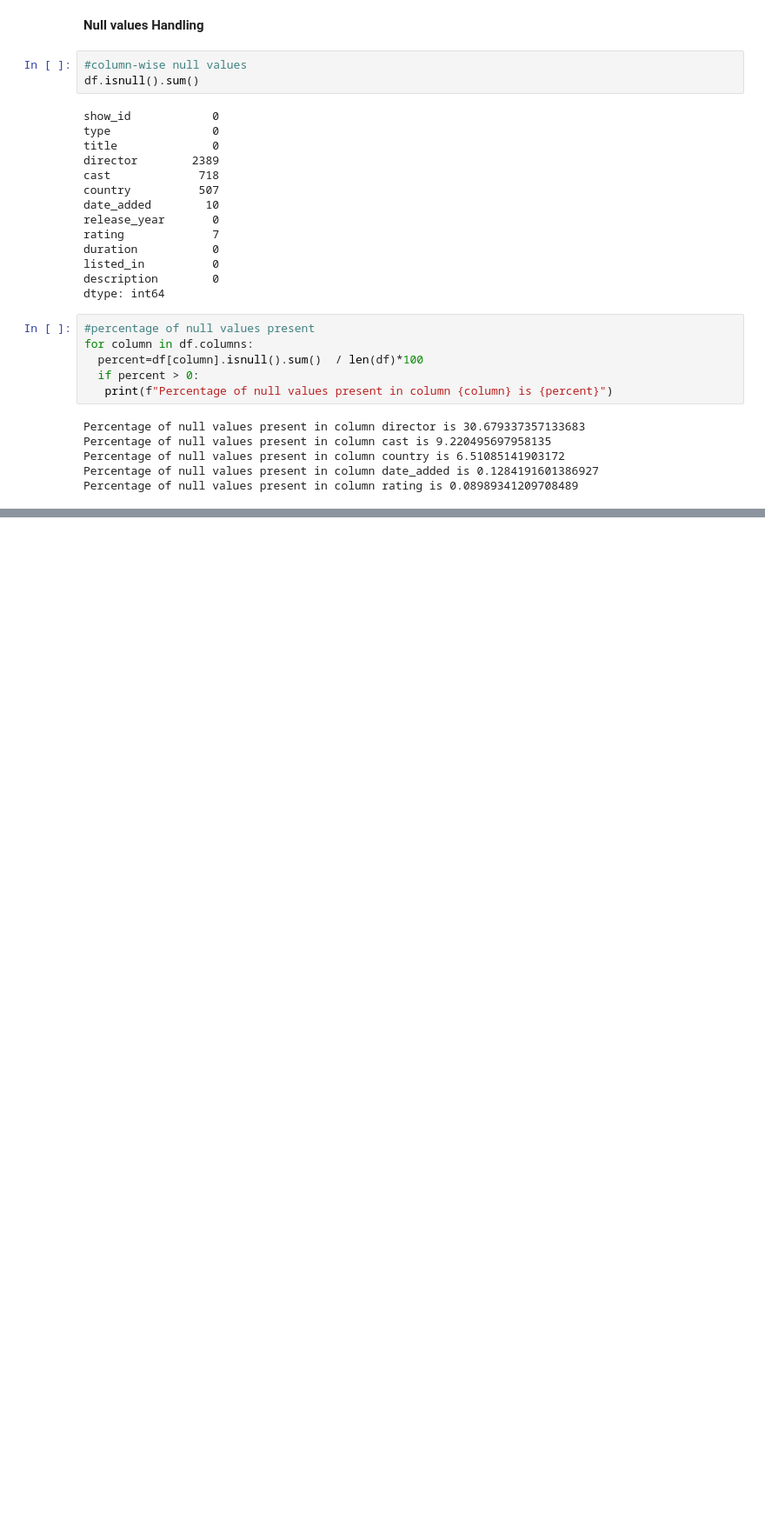
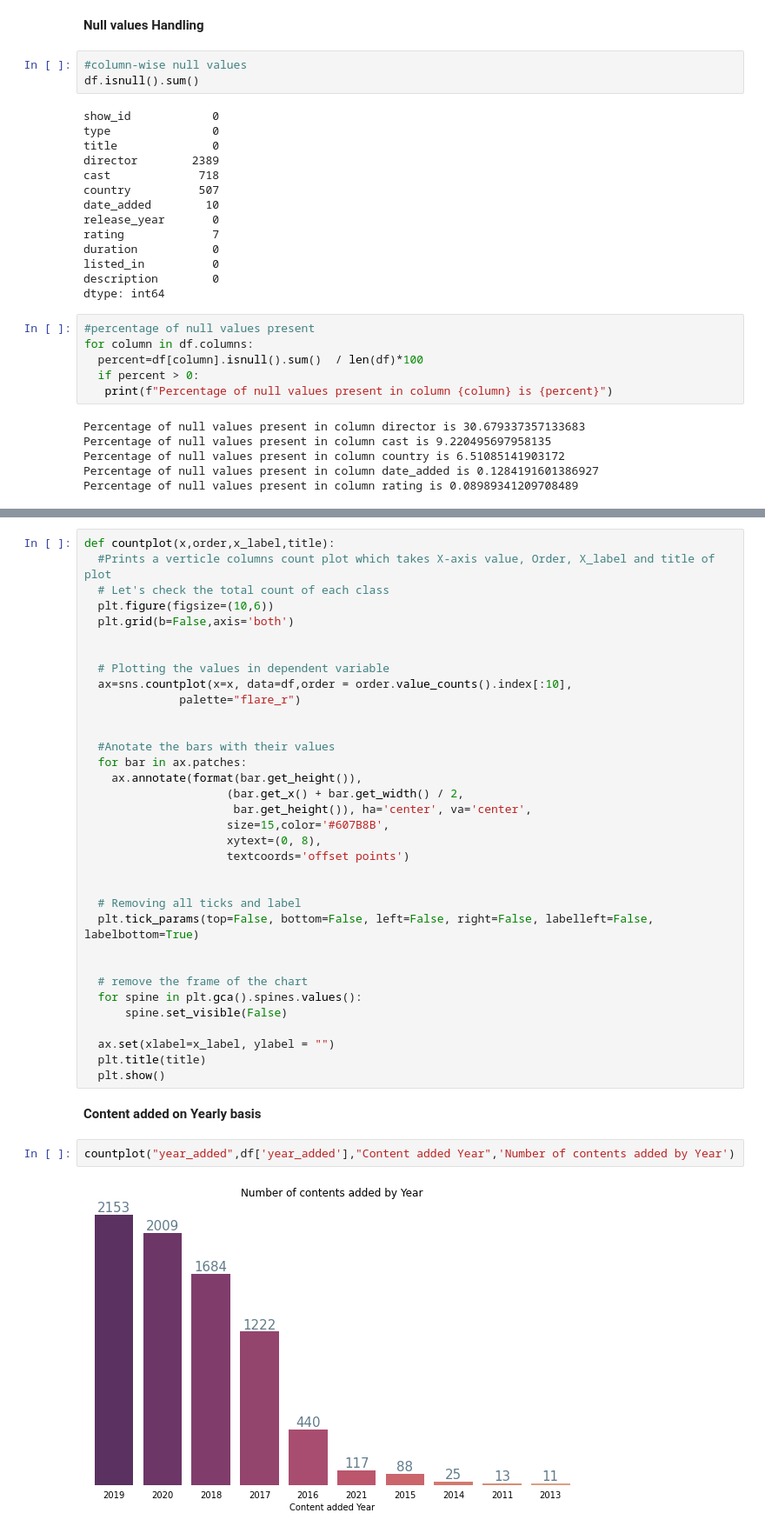
Before and after one commit to sneraikar/Netflix-Movies-and-TV-shows-clustering, a Jupyter notebook: NETFLIX_MOVIES_AND_TV_SHOWS_CLUSTERING.ipynb, the cells around one changed output, grey strips where cells are left out. Shown at 87% size. Cells and saved outputs as stored; diff of their text form; blank space fills up the shorter version.

```diff
--- a/NETFLIX_MOVIES_AND_TV_SHOWS_CLUSTERING.ipynb
+++ b/NETFLIX_MOVIES_AND_TV_SHOWS_CLUSTERING.ipynb
@@ -226,0 +321,40 @@ Percentage of null values present in column rating is 0.08989341209708489
+# %%
+def countplot(x,order,x_label,title):
+  #Prints a verticle columns count plot which takes X-axis value, Order, X_label and title of plot
+  # Let's check the total count of each class
+  plt.figure(figsize=(10,6))
+  plt.grid(b=False,axis='both')
+
+
+  # Plotting the values in dependent variable
+  ax=sns.countplot(x=x, data=df,order = order.value_counts().index[:10],
+              palette="flare_r")
+
+
+  #Anotate the bars with their values
+  for bar in ax.patches:
+    ax.annotate(format(bar.get_height()),
+                     (bar.get_x() + bar.get_width() / 2,
+                      bar.get_height()), ha='center', va='center',
+                     size=15,color='#607B8B',
+                     xytext=(0, 8),
+                     textcoords='offset points')
+
+
+  # Removing all ticks and label
+  plt.tick_params(top=False, bottom=False, left=False, right=False, labelleft=False, labelbottom=True)
+
+
+  # remove the frame of the chart
+  for spine in plt.gca().spines.values():
+      spine.set_visible(False)
+
+  ax.set(xlabel=x_label, ylabel = "")
+  plt.title(title)
+  plt.show()
+# %% [markdown]
+**Content added on Yearly basis**
+# %%
+countplot("year_added",df['year_added'],"Content added Year",'Number of contents added by Year')
+# %% [output]
+[figure, added]
```
Also changed, not shown: parts of 45 cells of this notebook.
